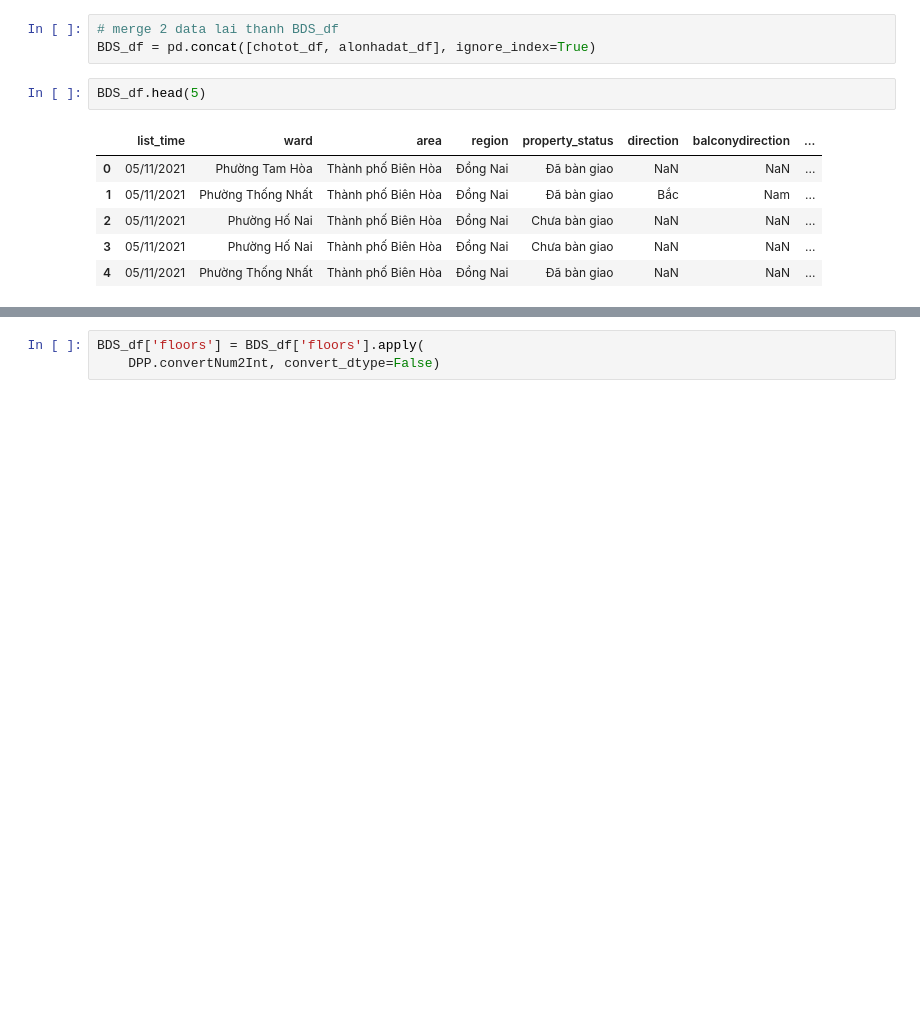
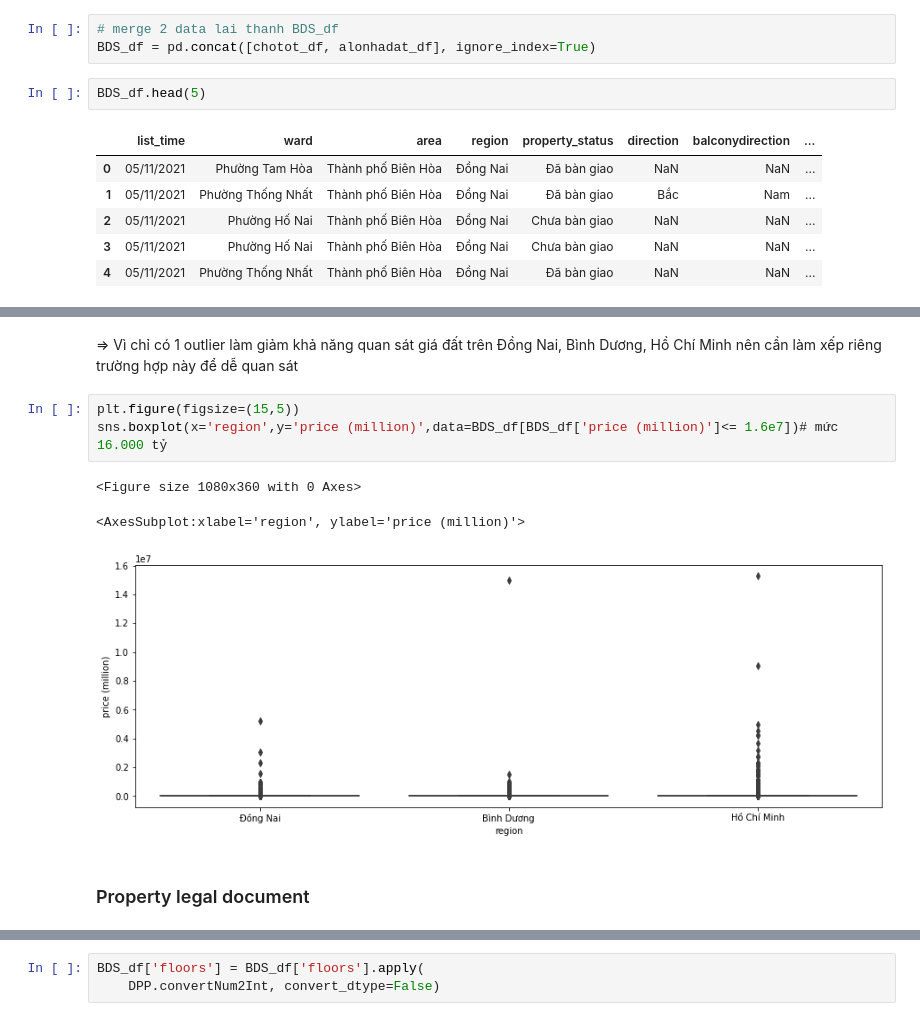
Before and after one commit to DaiVo20/-Real-Estate-Data-Analysis, a Jupyter notebook: EDA.ipynb, the cells around one changed output, grey strips where cells are left out. Drawn from its saved outputs; the diff is of its cells as text; blank space fills up the shorter version.

```diff
--- a/EDA.ipynb
+++ b/EDA.ipynb
@@ -86,0 +144,11 @@ BDS_df.head(5)
+# %% [markdown]
+=> Vì chỉ có 1 outlier làm giảm khả năng quan sát giá đất trên Đồng Nai, Bình Dương, Hồ Chí Minh nên cần làm xếp riêng trường hợp này để dễ quan sát
+# %%
+plt.figure(figsize=(15,5))
+sns.boxplot(x='region',y='price (million)',data=BDS_df[BDS_df['price (million)']<= 1.6e7])# mức 16.000 tỷ
+# %% [output]
+<Figure size 1080x360 with 0 Axes>
+<AxesSubplot:xlabel='region', ylabel='price (million)'>
+[figure, added]
+# %% [markdown]
+### Property legal document
```
Also changed, not shown: parts of 39 cells of this notebook.
